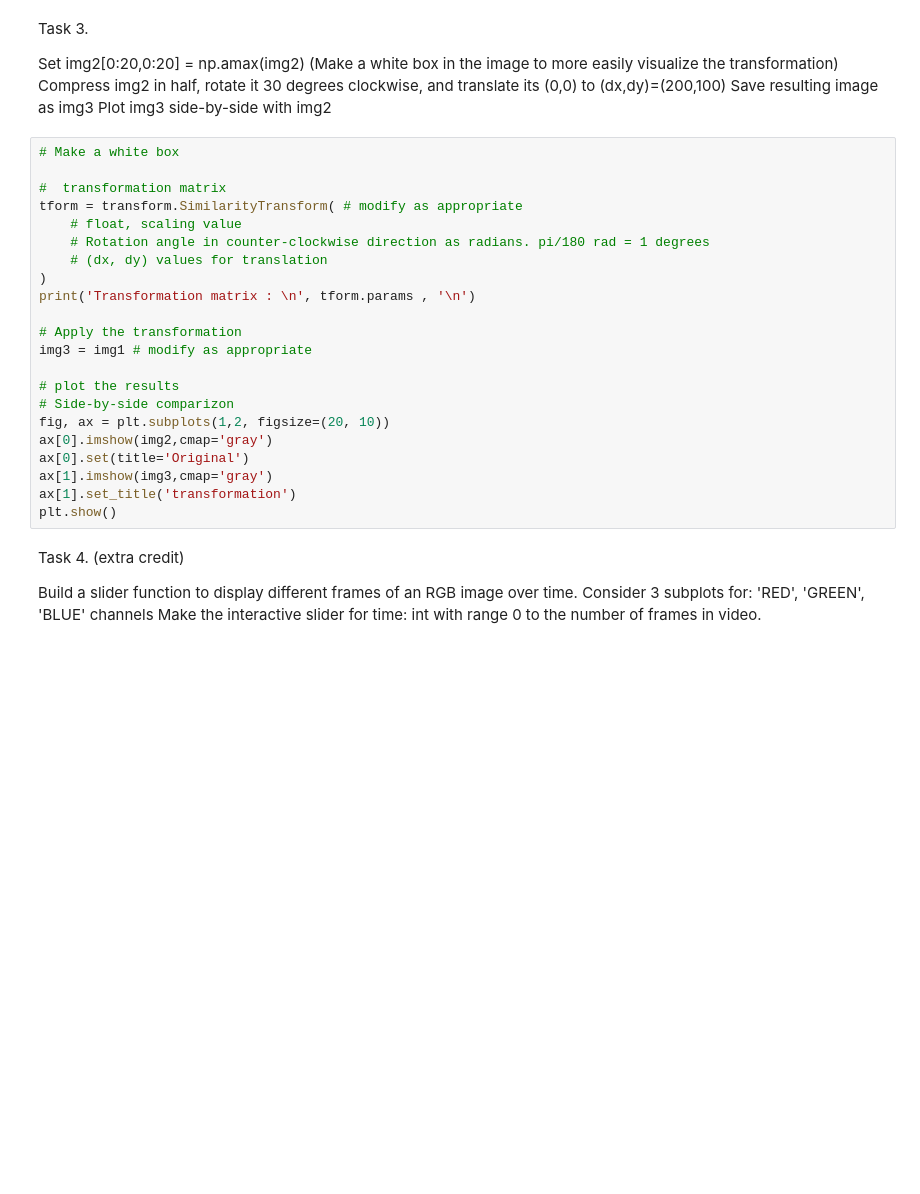
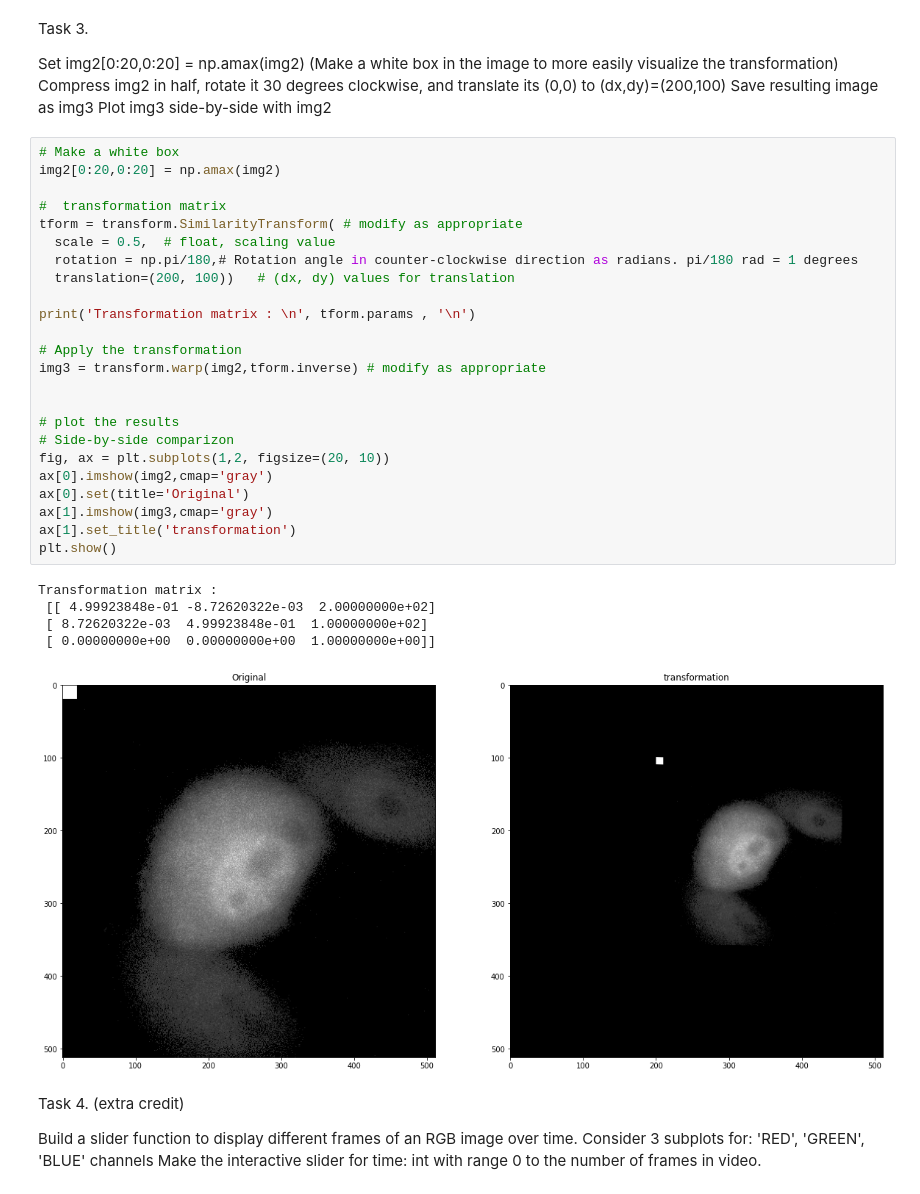
Before and after one commit to VU-CSP/improc_assignment2-Etinosa-Iyayi, a Jupyter notebook: Digital_Image_Analysis_2_assignment.ipynb, the cells around one changed output. Cells and saved outputs as stored; diff of their text form; blank space fills up the shorter version.

```diff
--- a/Digital_Image_Analysis_2_assignment.ipynb
+++ b/Digital_Image_Analysis_2_assignment.ipynb
@@ -101,26 +101,34 @@ Save resulting image as img3
 Plot img3 side-by-side with img2
 # %%
 # Make a white box
+img2[0:20,0:20] = np.amax(img2)
 
 #  transformation matrix
 tform = transform.SimilarityTransform( # modify as appropriate
-    # float, scaling value
-    # Rotation angle in counter-clockwise direction as radians. pi/180 rad = 1 degrees
-    # (dx, dy) values for translation
-)
+  scale = 0.5,  # float, scaling value
+  rotation = np.pi/180,# Rotation angle in counter-clockwise direction as radians. pi/180 rad = 1 degrees
+  translation=(200, 100))   # (dx, dy) values for translation
+
 print('Transformation matrix : \n', tform.params , '\n')
 
 # Apply the transformation
-img3 = img1 # modify as appropriate
+img3 = transform.warp(img2,tform.inverse) # modify as appropriate
+
 
 # plot the results
 # Side-by-side comparizon
 fig, ax = plt.subplots(1,2, figsize=(20, 10))
 ax[0].imshow(img2,cmap='gray')
 ax[0].set(title='Original')
 ax[1].imshow(img3,cmap='gray')
 ax[1].set_title('transformation')
 plt.show()
+# %% [output]
+Transformation matrix :
+ [[ 4.99923848e-01 -8.72620322e-03  2.00000000e+02]
+ [ 8.72620322e-03  4.99923848e-01  1.00000000e+02]
+ [ 0.00000000e+00  0.00000000e+00  1.00000000e+00]]
+[figure, added]
 # %% [markdown]
 Task 4. (extra credit)
 
```
